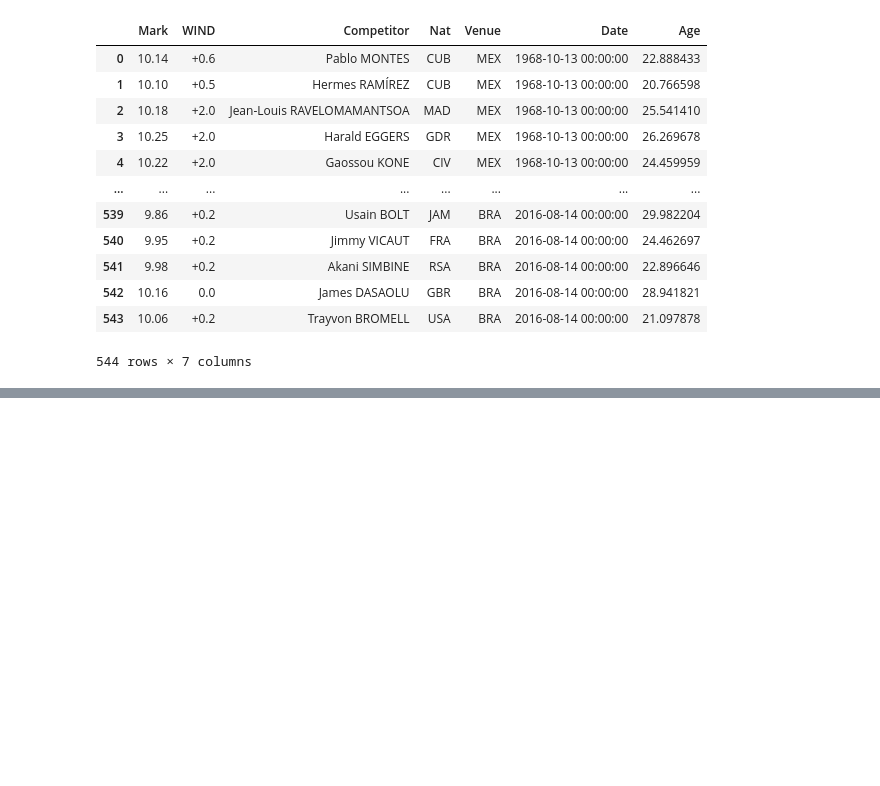
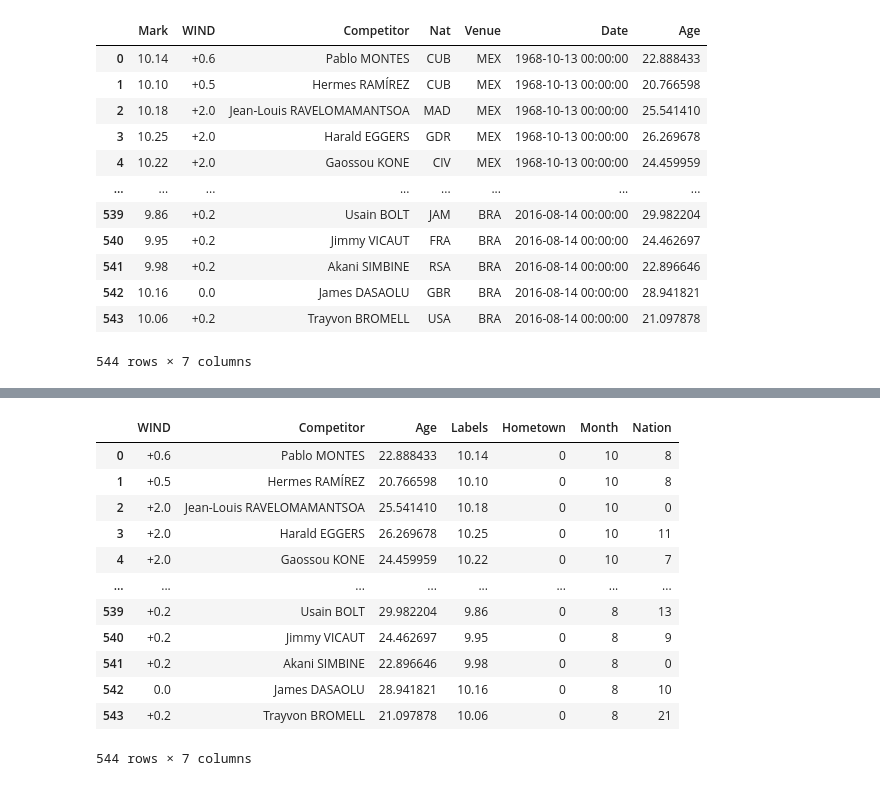
Before and after one commit to ailuropodaWu/NYCU-AI-Capstone, a Jupyter notebook: Project1/process.ipynb, the cells around one changed output, grey strips where cells are left out. Cells and saved outputs as stored; diff of their text form; code cells hidden in the pictures; blank space fills up the shorter version.

```diff
--- a/Project1/preprocess.ipynb
+++ b/Project1/process.ipynb
@@ -107,23 +107,24 @@ raw_data
 | 543 | 10.06 | +0.2 | Trayvon BROMELL | USA | BRA | 2016-08-14 00:00:00 | 21.097878 |
 544 rows × 7 columns
 # %%
-raw_data['Labels'] = raw_data['Mark']
-hometown = raw_data['Venue'] == raw_data['Nat']
-raw_data['Hometown'] = hometown
+
 nation_cnt = dict(raw_data.groupby(by=['Nat']).count()['Mark'])
 nation_list = {}
 nation_index = 1
 print(nation_cnt)
 for k, i in nation_cnt.items():
     if i <= 5:
-        nation_list[k] = 0
+        nation_list[k] = 0 # other nations
     else:
         nation_list[k] = nation_index
         nation_index += 1
 print(nation_list)
-
+raw_data['Labels'] = raw_data['Mark']
+raw_data['Hometown'] = raw_data['Venue'] == raw_data['Nat']
+raw_data['Hometown'] = raw_data['Hometown'].apply(lambda x: int(x))
+raw_data['Month'] = raw_data['Date'].apply(lambda x: x.month)
 raw_data['Nation'] = raw_data['Nat'].apply(lambda x: nation_list[x])
-raw_data
+raw_data.drop(columns=['Mark', 'Nat', 'Venue', 'Date'], inplace=True)
 # %% [output]
 {'AHO': 5, 'ANT': 7, 'AUS': 4, 'BAH': 7, 'BAR': 12, 'BEL': 1, 'BRA': 17, 'BRN': 3, 'BUL': 3, 'CAN': 32, 'CAY': 3, 'CHN': 7, 'CIV': 8, 'CMR': 1, 'CUB': 10, 'CYP': 2, 'EGY': 1, 'EUN': 1, 'FRA': 18, 'FRG ...
 {'AHO': 0, 'ANT': 1, 'AUS': 0, 'BAH': 2, 'BAR': 3, 'BEL': 0, 'BRA': 4, 'BRN': 0, 'BUL': 0, 'CAN': 5, 'CAY': 0, 'CHN': 6, 'CIV': 7, 'CMR': 0, 'CUB': 8, 'CYP': 0, 'EGY': 0, 'EUN': 0, 'FRA': 9, 'FRG': 0, ...
@@ -142,0 +131,18 @@ raw_data
+# %%
+processed_path = './dataset/processed_train_data.csv'
+raw_data.to_csv(processed_path)
+raw_data
+# %% [output]
+|  | WIND | Competitor | Age | Labels | Hometown | Month | Nation |
+| 0 | +0.6 | Pablo MONTES | 22.888433 | 10.14 | 0 | 10 | 8 |
+| 1 | +0.5 | Hermes RAMÍREZ | 20.766598 | 10.10 | 0 | 10 | 8 |
+| 2 | +2.0 | Jean-Louis RAVELOMAMANTSOA | 25.541410 | 10.18 | 0 | 10 | 0 |
+| 3 | +2.0 | Harald EGGERS | 26.269678 | 10.25 | 0 | 10 | 11 |
+| 4 | +2.0 | Gaossou KONE | 24.459959 | 10.22 | 0 | 10 | 7 |
+| ... | ... | ... | ... | ... | ... | ... | ... |
+| 539 | +0.2 | Usain BOLT | 29.982204 | 9.86 | 0 | 8 | 13 |
+| 540 | +0.2 | Jimmy VICAUT | 24.462697 | 9.95 | 0 | 8 | 9 |
+| 541 | +0.2 | Akani SIMBINE | 22.896646 | 9.98 | 0 | 8 | 0 |
+| 542 | 0.0 | James DASAOLU | 28.941821 | 10.16 | 0 | 8 | 10 |
+| 543 | +0.2 | Trayvon BROMELL | 21.097878 | 10.06 | 0 | 8 | 21 |
+544 rows × 7 columns
```
Also changed, not shown: parts of 3 cells of this notebook.
